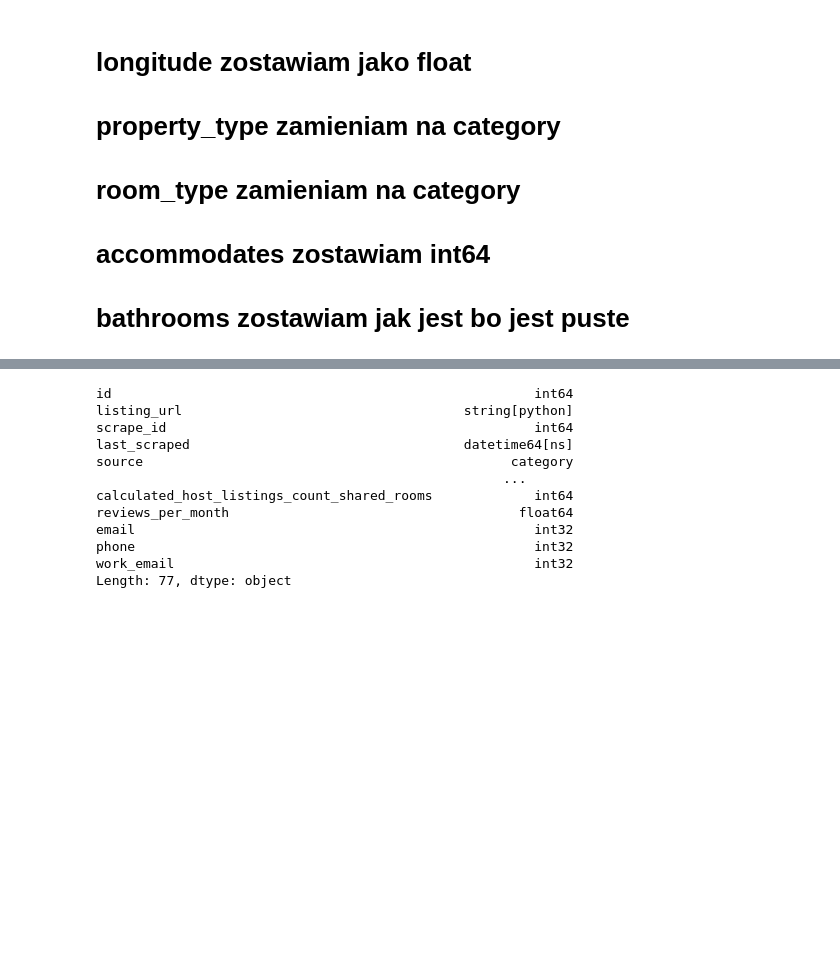
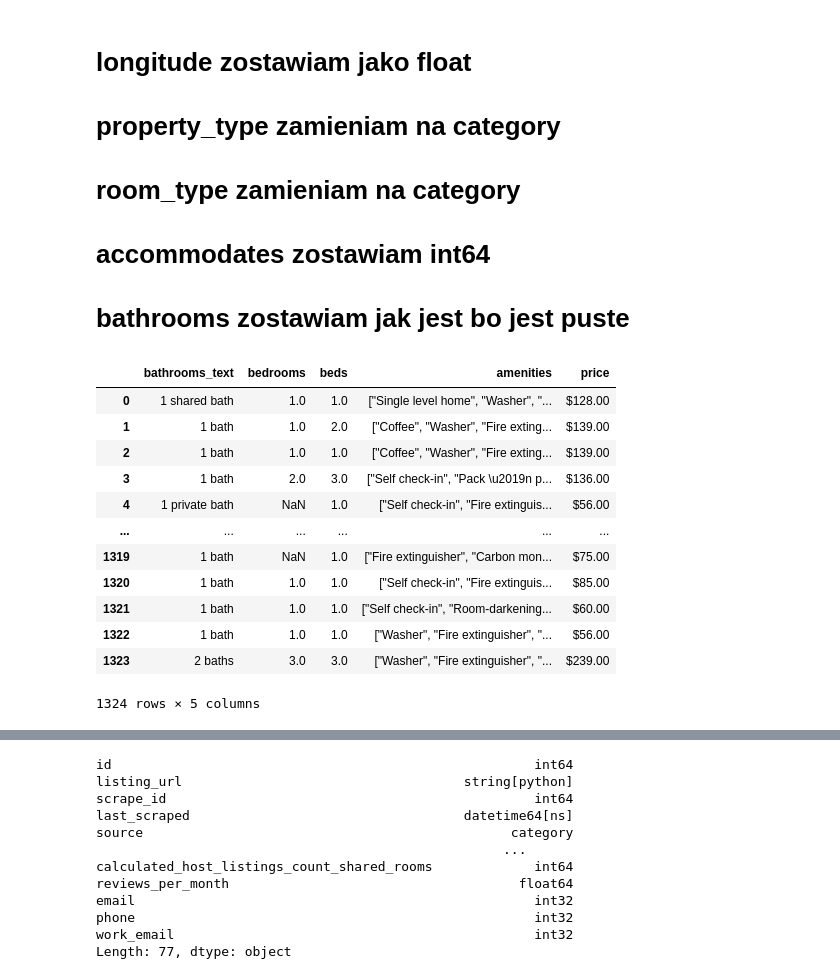
Before and after one commit to KaroIex/New-Jersey, a Jupyter notebook: New Jersey.ipynb, the cells around one changed output, grey strips where cells are left out. Cells and saved outputs as stored; diff of their text form; code cells hidden in the pictures; blank space fills up the shorter version.

```diff
--- a/New Jersey.ipynb
+++ b/New Jersey.ipynb
@@ -490,3 +490,19 @@ Name: count, dtype: int64
 # %%
 data['property_type'] = data['property_type'].astype('category')
 data['room_type'] = data['room_type'].astype('category')
+# %%
+data.iloc[:, 35:40]
+# %% [output]
+|  | bathrooms_text | bedrooms | beds | amenities | price |
+| 0 | 1 shared bath | 1.0 | 1.0 | ["Single level home", "Washer", "... | $128.00 |
+| 1 | 1 bath | 1.0 | 2.0 | ["Coffee", "Washer", "Fire exting... | $139.00 |
+| 2 | 1 bath | 1.0 | 1.0 | ["Coffee", "Washer", "Fire exting... | $139.00 |
+| 3 | 1 bath | 2.0 | 3.0 | ["Self check-in", "Pack \u2019n p... | $136.00 |
+| 4 | 1 private bath | NaN | 1.0 | ["Self check-in", "Fire extinguis... | $56.00 |
+| ... | ... | ... | ... | ... | ... |
+| 1319 | 1 bath | NaN | 1.0 | ["Fire extinguisher", "Carbon mon... | $75.00 |
+| 1320 | 1 bath | 1.0 | 1.0 | ["Self check-in", "Fire extinguis... | $85.00 |
+| 1321 | 1 bath | 1.0 | 1.0 | ["Self check-in", "Room-darkening... | $60.00 |
+| 1322 | 1 bath | 1.0 | 1.0 | ["Washer", "Fire extinguisher", "... | $56.00 |
+| 1323 | 2 baths | 3.0 | 3.0 | ["Washer", "Fire extinguisher", "... | $239.00 |
+1324 rows × 5 columns
```
Also changed, not shown: parts of 15 cells of this notebook.
